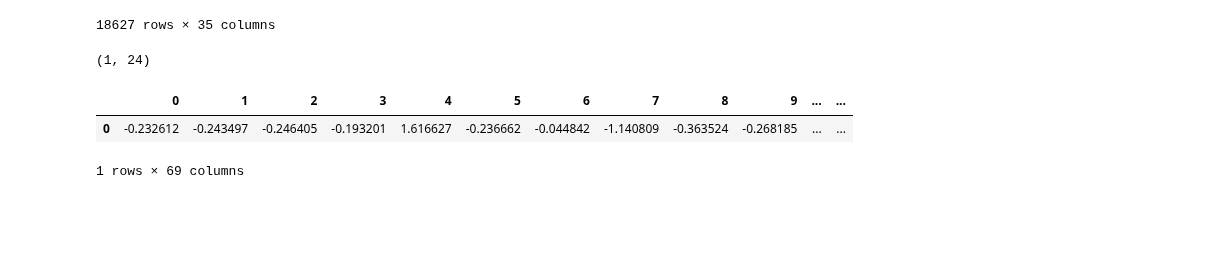
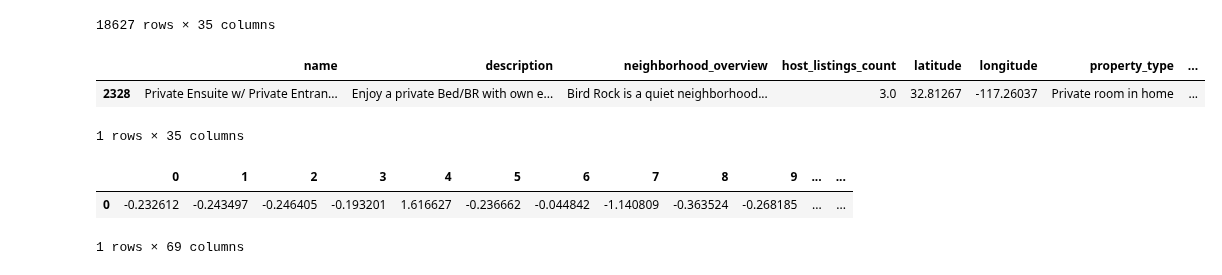
Before and after one commit to nlee98/ADS-599_Capstone_Project, a Jupyter notebook: Deployment_Files/temp.ipynb, the cells around one changed output. Cells and saved outputs as stored; diff of their text form; code cells hidden in the pictures; blank space fills up the shorter version.

```diff
--- a/Deployment_Files/temp.ipynb
+++ b/Deployment_Files/temp.ipynb
@@ -32,10 +32,13 @@ url_match = re.compile(r"[\w\W]*\?")
 url = re.match(r"[\w\W]*\?", "https://www.airbnb.com/rooms/50228360?adults=1&category_tag=Tag%3A7769&children=0&enable_m3_private_room=true&infants=0&pets=0&search_mode=flex_destinations_search&check_in=2023-09-07&check_out=2023-09-14&source_impression_id=p3_1690775026_EM%2FlsHtKrNWan0kZ&previous_page_section_name=1000&federated_search_id=9deded69-3a20-4f10-b22a-474c3f4ecc1b").group(0).strip()[:-1]
 # %%
 y = data1.loc[data1["listing_url"] == url]
-y = y[[x for x in y.columns.tolist() if x in data.columns.tolist()]]
-y.shape
+y
+#y = y[[x for x in y.columns.tolist() if x in data.columns.tolist()]]
+#y.shape
 # %% [output]
+|  | name | description | neighborhood_overview | host_listings_count | latitude | longitude | property_type | ... |
+| 2328 | Private Ensuite w/ Private Entran... | Enjoy a private Bed/BR with own e... | Bird Rock is a quiet neighborhood... | 3.0 | 32.81267 | -117.26037 | Private room in home | ... |
-(1, 24)
+1 rows × 35 columns
 # %%
 pd.DataFrame(room_pipeline.transform(y))
 # %% [output]
```
Also changed, not shown: parts of 2 cells of this notebook, 3 other files.
